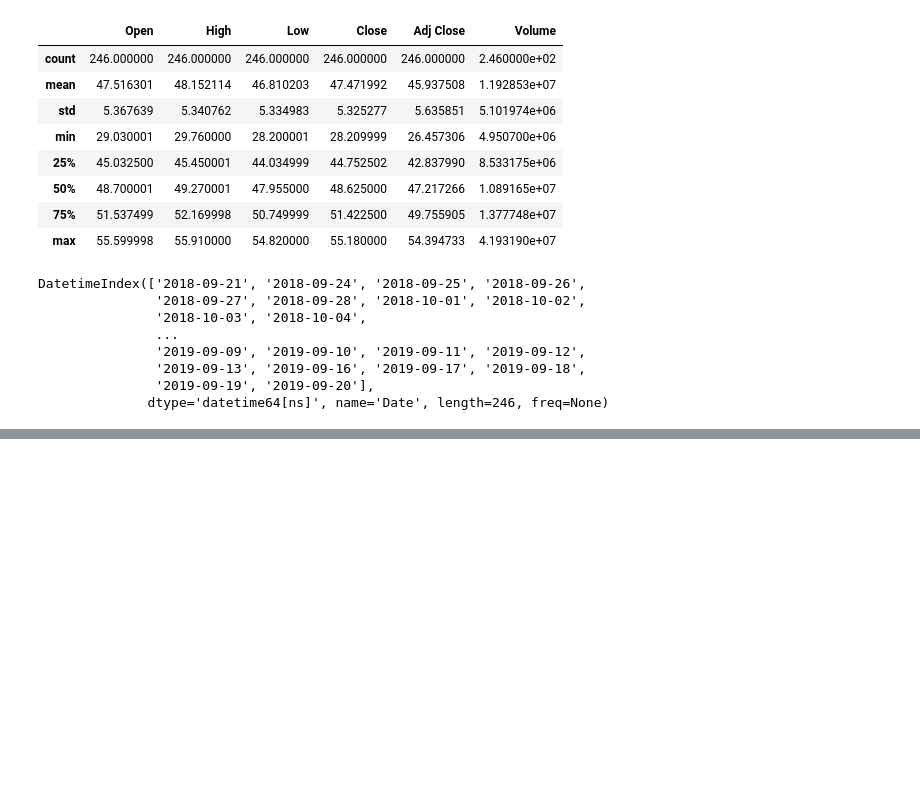
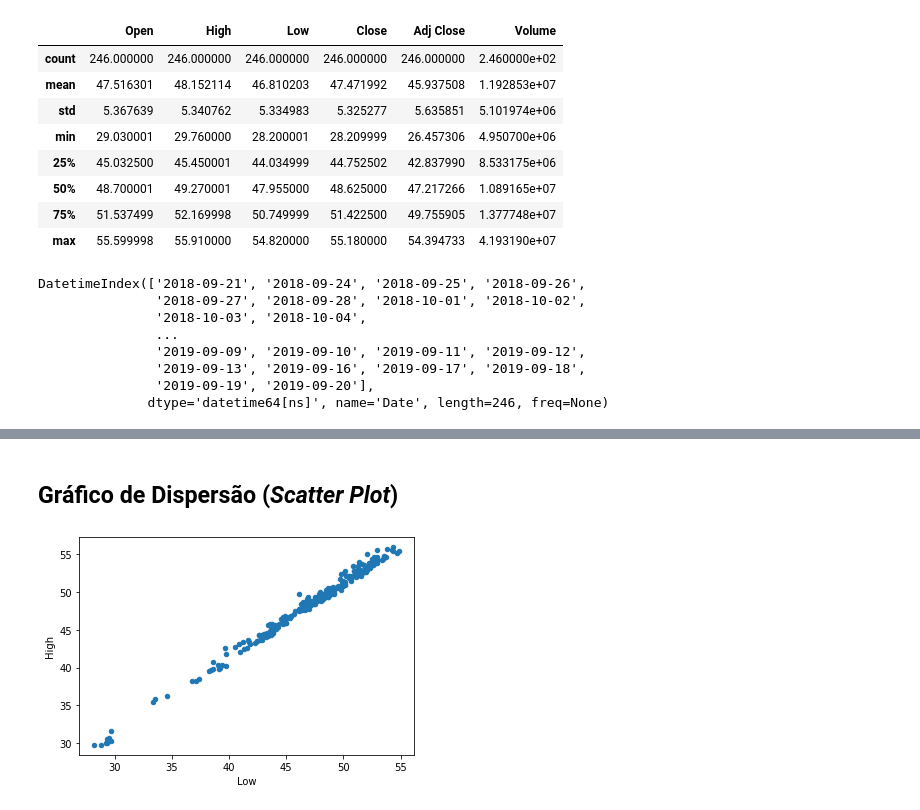
Before and after one commit to feliperromao/datascience-na-pratica, a Jupyter notebook: visualizando_dados.ipynb, the cells around one changed output, grey strips where cells are left out. Saved outputs shown, nothing was run; the diff lists cells and outputs as text; code cells hidden in the pictures; blank space fills up the shorter version.

```diff
--- a/visualizando_dados.ipynb
+++ b/visualizando_dados.ipynb
@@ -39,0 +59,6 @@ DatetimeIndex(['2018-09-21', '2018-09-24', '2018-09-25', '2018-09-26',
+# %% [markdown]
+## Gráfico de Dispersão (*Scatter Plot*)
+# %%
+df.plot.scatter('Low', 'High');
+# %% [output]
+[figure, added]
```
Also changed, not shown: parts of 8 cells of this notebook.
